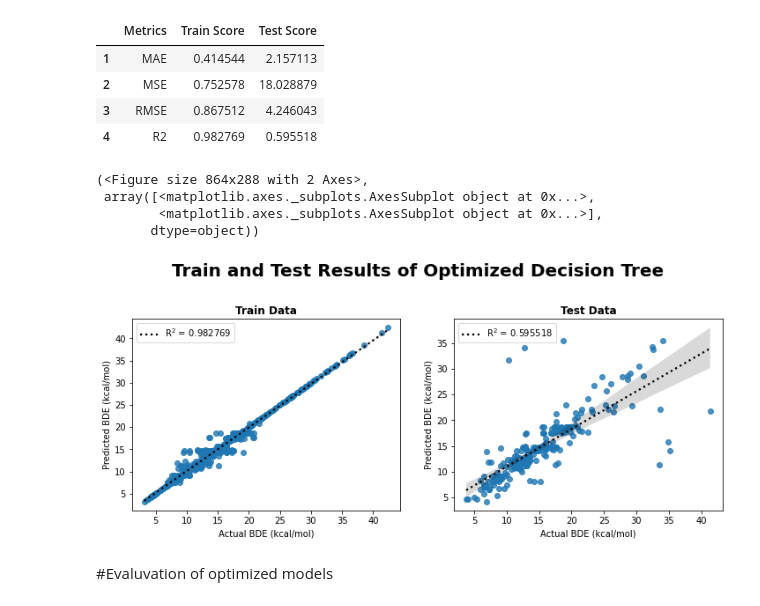
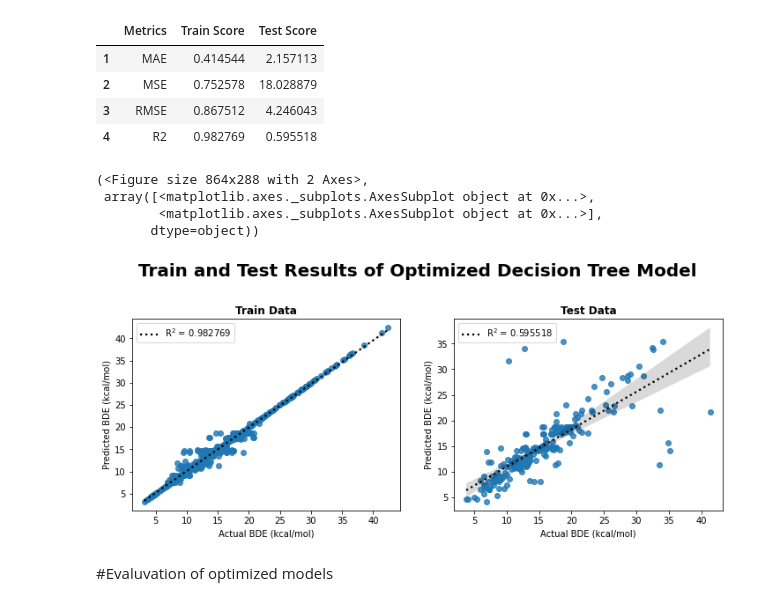
Before and after one commit to sheha919/Cobaltocenium_project, a Jupyter notebook: ml_code.ipynb, the cells around one changed output. Cells and saved outputs as stored; diff of their text form; code cells hidden in the pictures.

```diff
--- a/ml_code.ipynb
+++ b/ml_code.ipynb
@@ -678,13 +678,13 @@ eval_model(dt_opt)
 | 3 | RMSE | 0.867512 | 4.246043 |
 | 4 | R2 | 0.982769 | 0.595518 |
 # %%
-train_test_plot('Optimized Decision Tree', dt_opt)
+train_test_plot('Optimized Decision Tree Model', dt_opt)
 # %% [output]
 (<Figure size 864x288 with 2 Axes>,
  array([<matplotlib.axes._subplots.AxesSubplot object at 0x...>,
         <matplotlib.axes._subplots.AxesSubplot object at 0x...>],
        dtype=object))
-[figure, old version]
+[figure, new version]
 # %% [markdown]
 #Evaluvation of optimized models
 # %%
```
Also changed, not shown: parts of 2 cells of this notebook.
